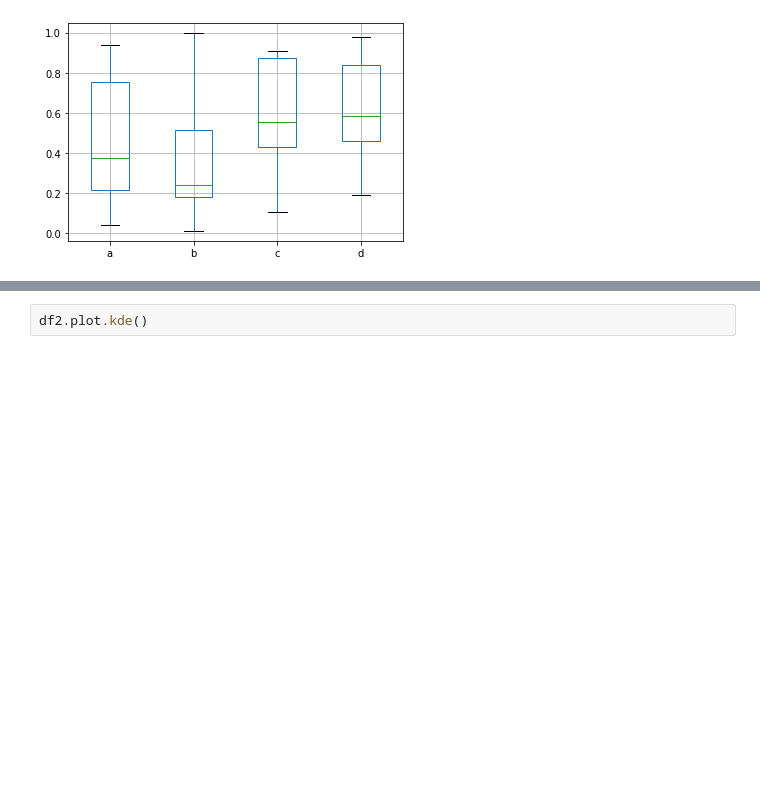
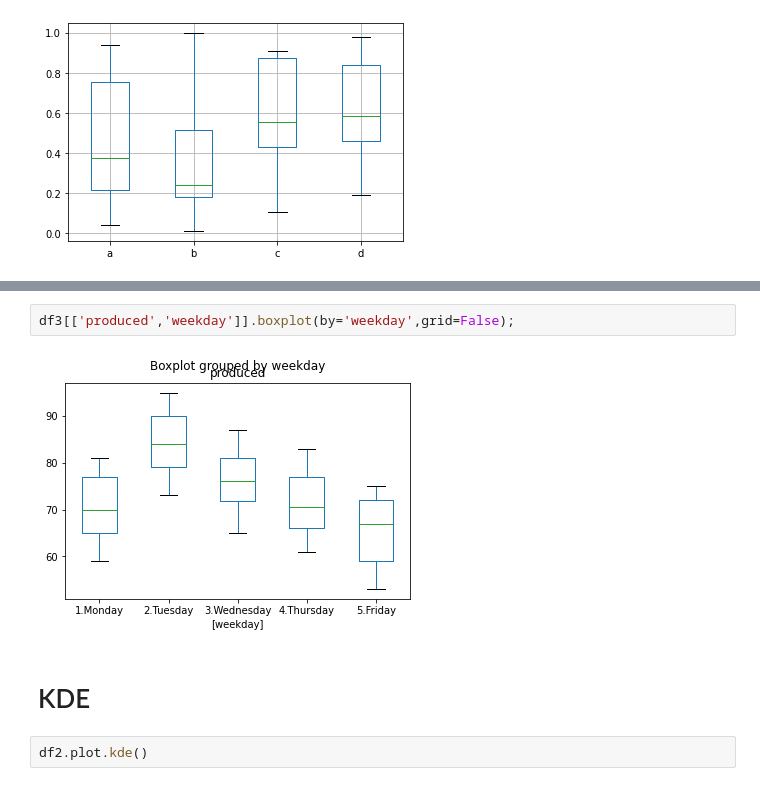
Before and after one commit to fauk74/Data-Visualization-and-Utility, a Jupyter notebook: Matplotlib_Visualization_Scatter_Plots_Alpha_4D_Boxplots_KDE.ipynb, the cells around one changed output, grey strips where cells are left out. Drawn from its saved outputs; the diff is of its cells as text; blank space fills up the shorter version.

```diff
--- a/Matplotlib_Visualization_Scatter_Plots_Alpha_4D_Boxplots_KDE.ipynb
+++ b/Matplotlib_Visualization_Scatter_Plots_Alpha_4D_Boxplots_KDE.ipynb
@@ -84,3 +115,9 @@ df2.boxplot()
+# %%
+df3[['produced','weekday']].boxplot(by='weekday',grid=False);
+# %% [output]
+[figure, added]
+# %% [markdown]
+# KDE
 # %%
 df2.plot.kde()
 # %% [output]
```
Also changed, not shown: parts of 12 cells of this notebook.
